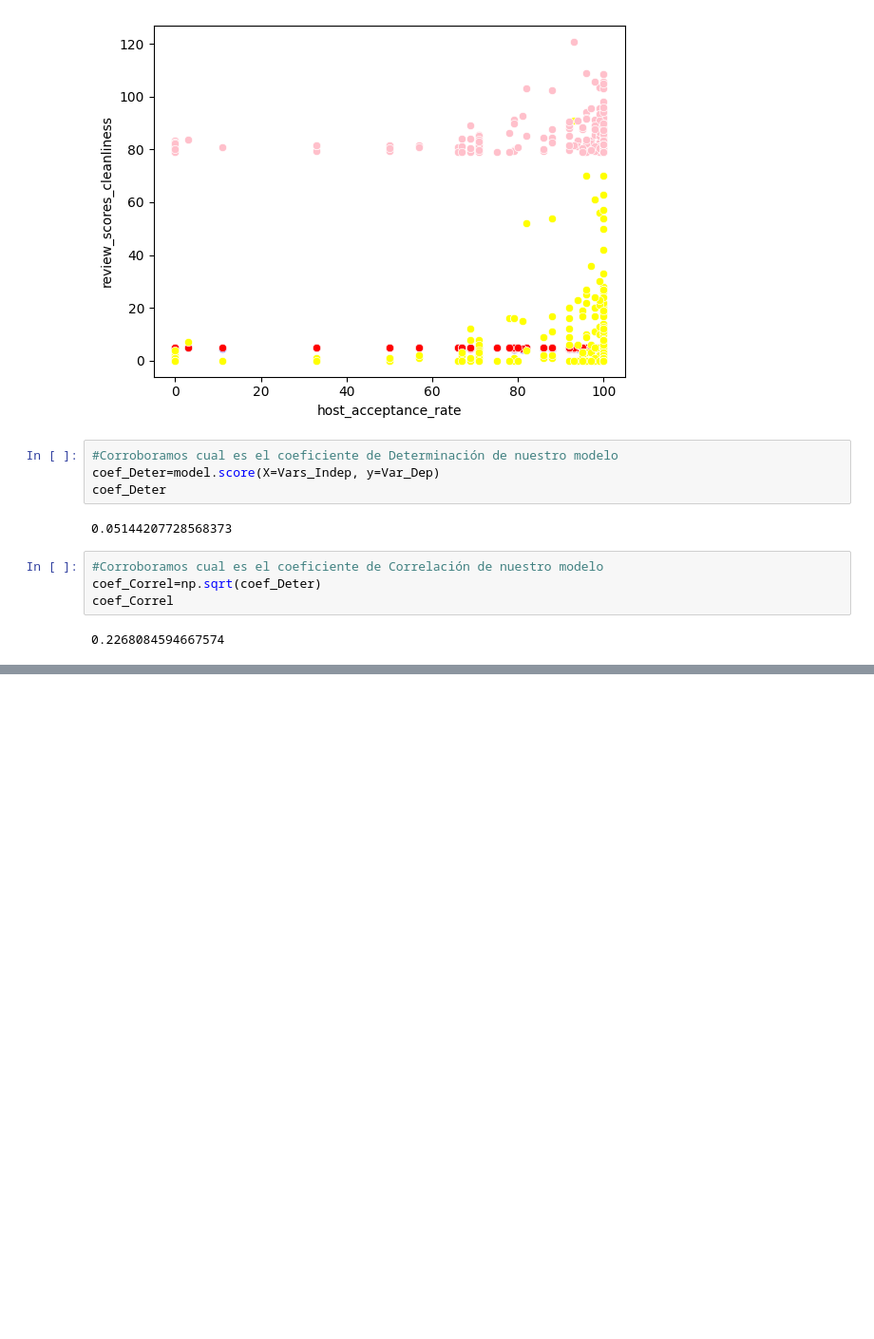
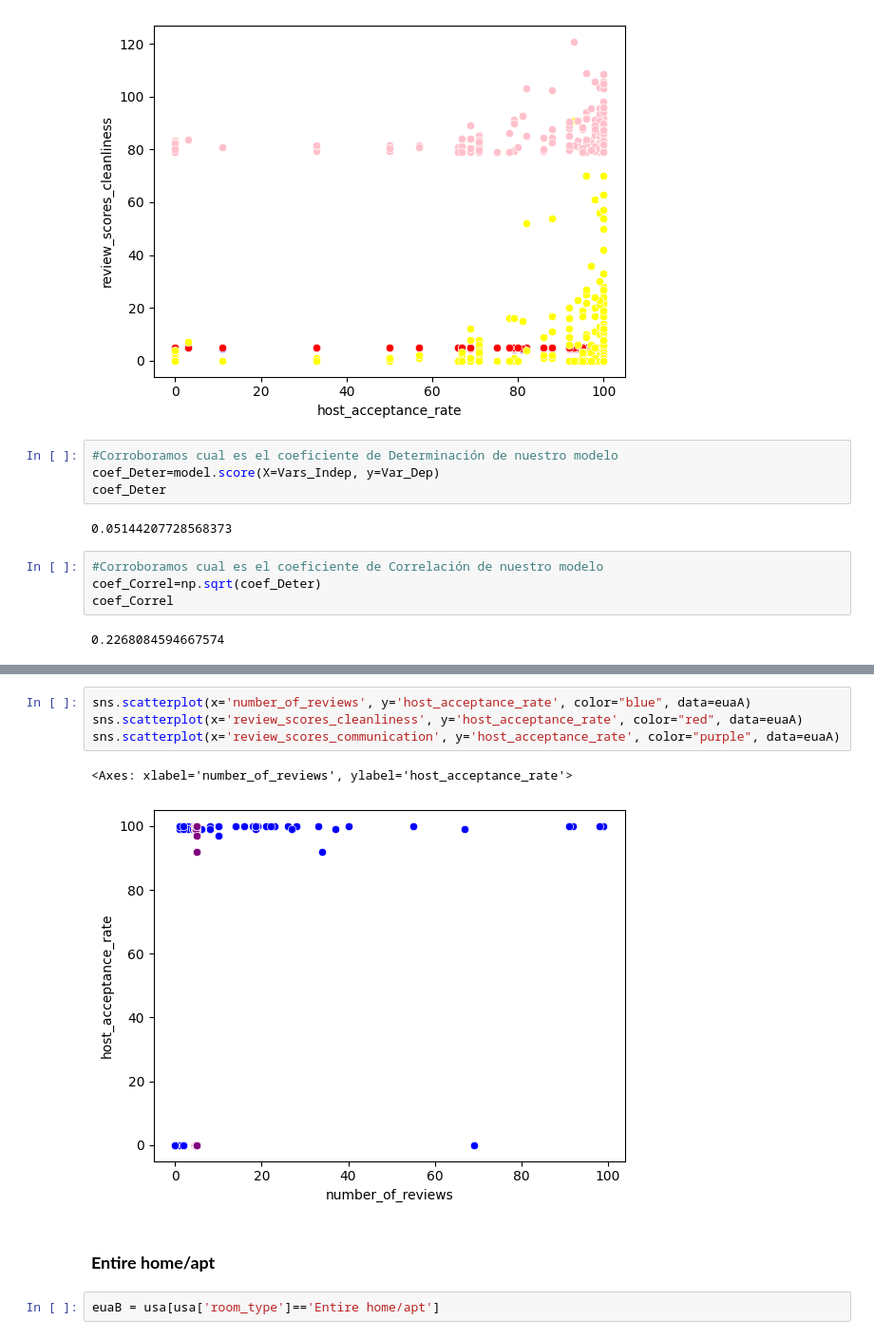
Before and after one commit to camilamurillo1/Nulos-y-Outliers, a Jupyter notebook: Act6_2_Lineal_Múltiple.ipynb, the cells around one changed output, grey strips where cells are left out. Shown: that part at 95% size. Drawn from its saved outputs; the diff is of its cells as text; blank space fills up the shorter version.

```diff
--- a/Act6_2_Lineal_Múltiple.ipynb
+++ b/Act6_2_Lineal_Múltiple.ipynb
@@ -617,0 +658,11 @@ coef_Correl
+# %%
+sns.scatterplot(x='number_of_reviews', y='host_acceptance_rate', color="blue", data=euaA)
+sns.scatterplot(x='review_scores_cleanliness', y='host_acceptance_rate', color="red", data=euaA)
+sns.scatterplot(x='review_scores_communication', y='host_acceptance_rate', color="purple", data=euaA)
+# %% [output]
+<Axes: xlabel='number_of_reviews', ylabel='host_acceptance_rate'>
+[figure, added]
+# %% [markdown]
+### **Entire home/apt**
+# %%
+euaB = usa[usa['room_type']=='Entire home/apt']
```
Also changed, not shown: parts of 30 cells of this notebook.
